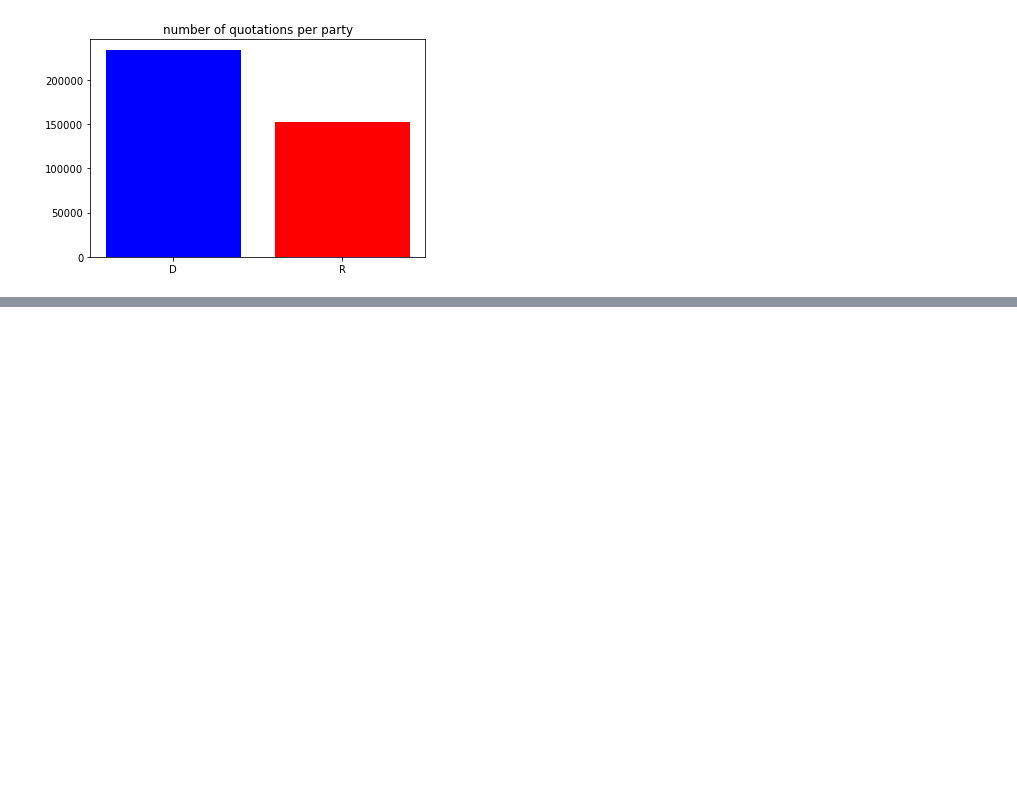
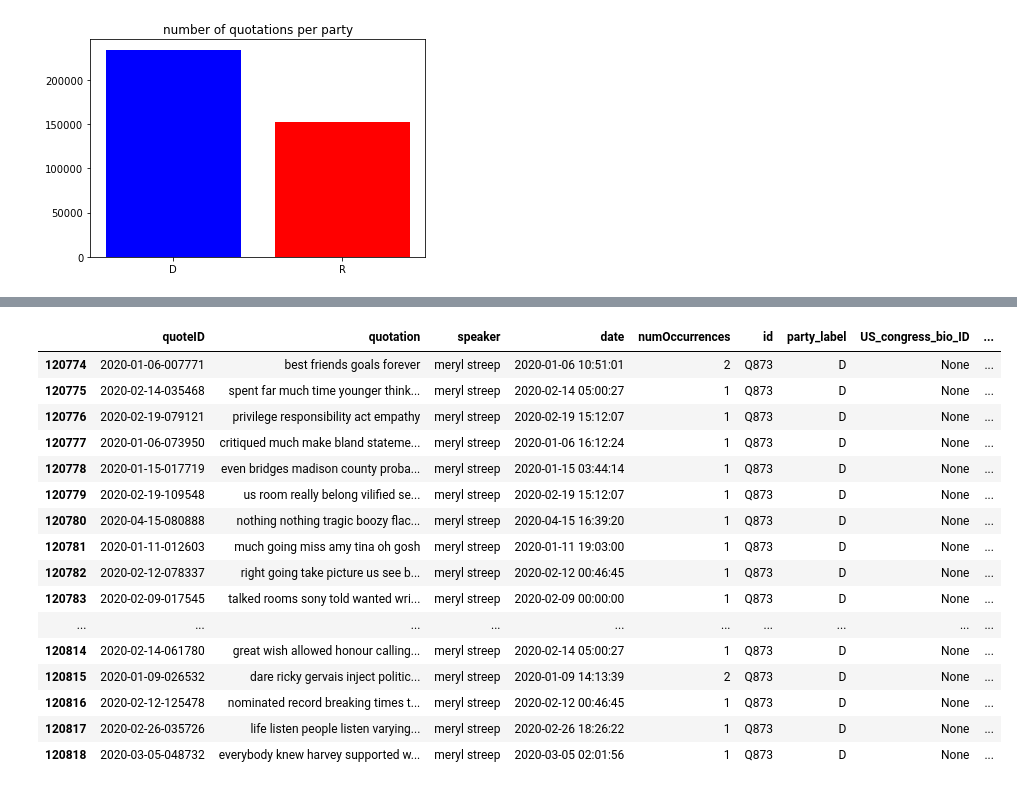
Before and after one commit to epfl-ada/ada-2021-project-mmng, a Jupyter notebook: nicky_sentence_analysis.ipynb, the cells around one changed output, grey strips where cells are left out. Saved outputs shown, nothing was run; the diff lists cells and outputs as text; code cells hidden in the pictures; blank space fills up the shorter version.

```diff
--- a/nicky_sentence_analysis.ipynb
+++ b/nicky_sentence_analysis.ipynb
@@ -344,2 +377,6 @@ random_forest_classification(df.sample(n=100000),keyword = None, use_keyword = F
 # %%
-kmean = MiniBatchKMeans(n_clusters = 2,random_state = 0, batch_size = 1000, max_iter =100).fit(hero.tfidf(df['quotation']))
+kmean = MiniBatchKMeans(n_clusters = 2,random_state = 0, batch_size = 1000, max_iter =1000).fit(vectorizer.transform(df['quotation']))
+# %%
+pd.set_option('display.max_colwidth', None)
+frame = pd.DataFrame({'vect': vectorizer.inverse_transform(kmean.cluster_centers_)})
+frame
@@ -345,0 +387,4 @@ kmean = MiniBatchKMeans(n_clusters = 2,random_state = 0, batch_size = 1000, max_
+# %%
+maryl_streep = df[df['speaker'].str.contains('streep')]
+# %%
+maryl_streep['class_pred'] = maryl_streep['quotation'].apply(lambda x: kmean.predict(vectorizer.transform([x])))
@@ -345,0 +397,20 @@ kmean = MiniBatchKMeans(n_clusters = 2,random_state = 0, batch_size = 1000, max_
+# %%
+maryl_streep
+# %% [output]
+|  | quoteID | quotation | speaker | date | numOccurrences | id | party_label | US_congress_bio_ID | ... |
+| 120774 | 2020-01-06-007771 | best friends goals forever | meryl streep | 2020-01-06 10:51:01 | 2 | Q873 | D | None | ... |
+| 120775 | 2020-02-14-035468 | spent far much time younger think... | meryl streep | 2020-02-14 05:00:27 | 1 | Q873 | D | None | ... |
+| 120776 | 2020-02-19-079121 | privilege responsibility act empathy | meryl streep | 2020-02-19 15:12:07 | 1 | Q873 | D | None | ... |
+| 120777 | 2020-01-06-073950 | critiqued much make bland stateme... | meryl streep | 2020-01-06 16:12:24 | 1 | Q873 | D | None | ... |
+| 120778 | 2020-01-15-017719 | even bridges madison county proba... | meryl streep | 2020-01-15 03:44:14 | 1 | Q873 | D | None | ... |
+| 120779 | 2020-02-19-109548 | us room really belong vilified se... | meryl streep | 2020-02-19 15:12:07 | 1 | Q873 | D | None | ... |
+| 120780 | 2020-04-15-080888 | nothing nothing tragic boozy flac... | meryl streep | 2020-04-15 16:39:20 | 1 | Q873 | D | None | ... |
+| 120781 | 2020-01-11-012603 | much going miss amy tina oh gosh | meryl streep | 2020-01-11 19:03:00 | 1 | Q873 | D | None | ... |
+| 120782 | 2020-02-12-078337 | right going take picture us see b... | meryl streep | 2020-02-12 00:46:45 | 1 | Q873 | D | None | ... |
+| 120783 | 2020-02-09-017545 | talked rooms sony told wanted wri... | meryl streep | 2020-02-09 00:00:00 | 1 | Q873 | D | None | ... |
+| ... | ... | ... | ... | ... | ... | ... | ... | ... | ... |
+| 120814 | 2020-02-14-061780 | great wish allowed honour calling... | meryl streep | 2020-02-14 05:00:27 | 1 | Q873 | D | None | ... |
+| 120815 | 2020-01-09-026532 | dare ricky gervais inject politic... | meryl streep | 2020-01-09 14:13:39 | 2 | Q873 | D | None | ... |
+| 120816 | 2020-02-12-125478 | nominated record breaking times t... | meryl streep | 2020-02-12 00:46:45 | 1 | Q873 | D | None | ... |
+| 120817 | 2020-02-26-035726 | life listen people listen varying... | meryl streep | 2020-02-26 18:26:22 | 1 | Q873 | D | None | ... |
+| 120818 | 2020-03-05-048732 | everybody knew harvey supported w... | meryl streep | 2020-03-05 02:01:56 | 1 | Q873 | D | None | ... |
```
Also changed, not shown: parts of 14 cells of this notebook.
